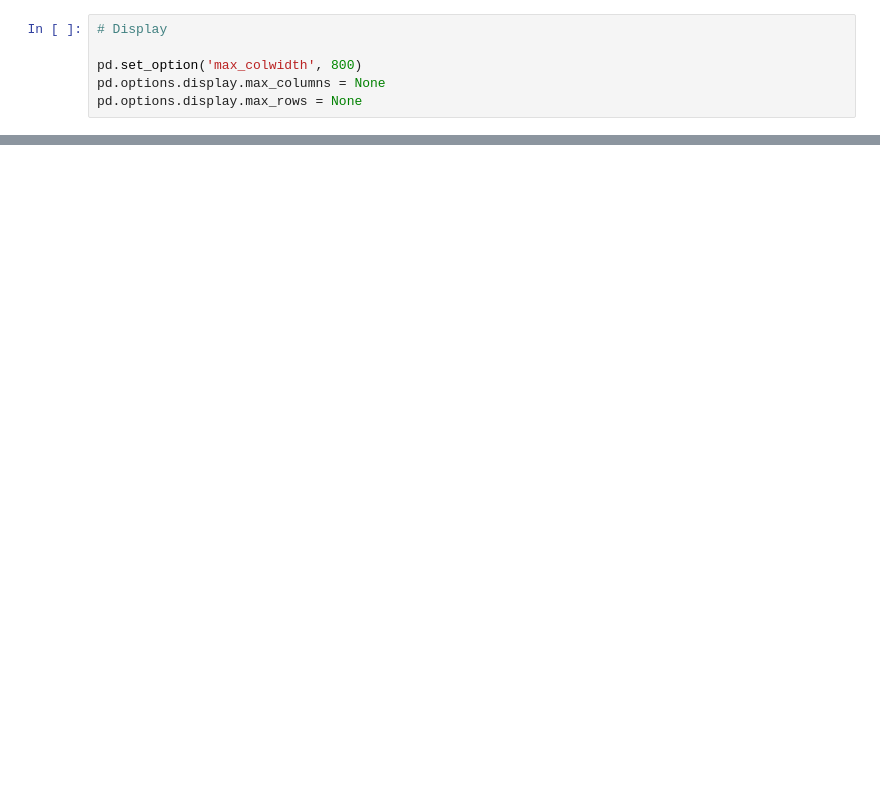
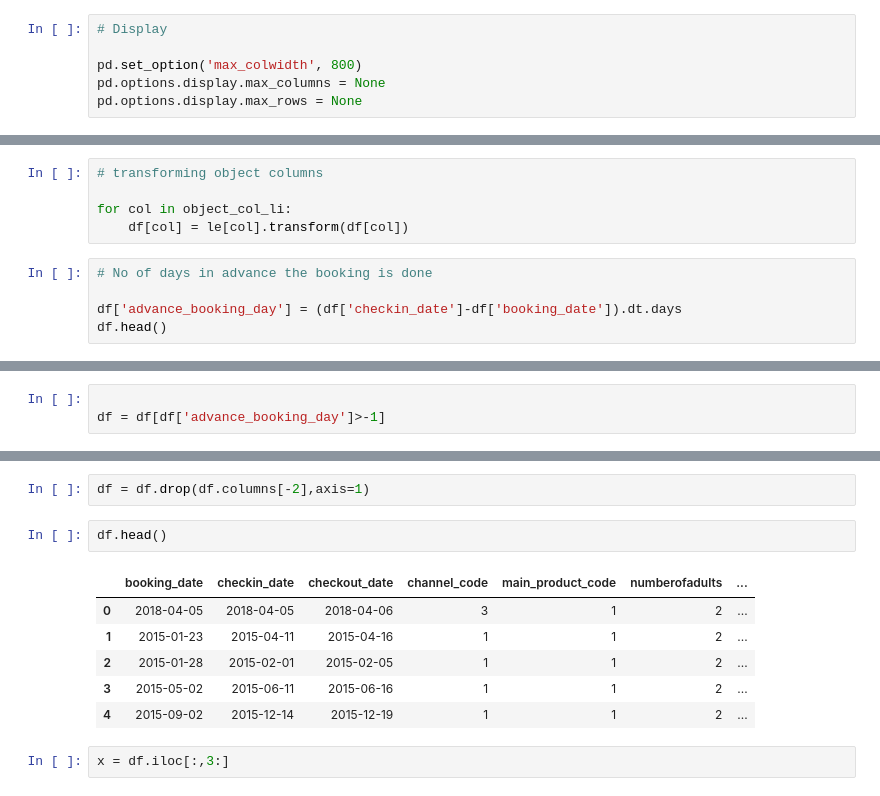
Before and after one commit to dirtScraper/AV_spend_pred_club_mahindra, a Jupyter notebook: Model.ipynb, the cells around one changed output, grey strips where cells are left out. Drawn from its saved outputs; the diff is of its cells as text; blank space fills up the shorter version.

```diff
--- a/Model.ipynb
+++ b/Model.ipynb
@@ -36,0 +130,10 @@ df = df.drop(['reservation_id','booking_data','checkin_date','checkout_date'])
+# %%
+# transforming object columns
+
+for col in object_col_li:
+    df[col] = le[col].transform(df[col])
+# %%
+# No of days in advance the booking is done
+
+df['advance_booking_day'] = (df['checkin_date']-df['booking_date']).dt.days
+df.head()
@@ -36,0 +149,3 @@ df = df.drop(['reservation_id','booking_data','checkin_date','checkout_date'])
+# %%
+
+df = df[df['advance_booking_day']>-1]
@@ -36,0 +165,13 @@ df = df.drop(['reservation_id','booking_data','checkin_date','checkout_date'])
+# %%
+df = df.drop(df.columns[-2],axis=1)
+# %%
+df.head()
+# %% [output]
+|  | booking_date | checkin_date | checkout_date | channel_code | main_product_code | numberofadults | ... |
+| 0 | 2018-04-05 | 2018-04-05 | 2018-04-06 | 3 | 1 | 2 | ... |
+| 1 | 2015-01-23 | 2015-04-11 | 2015-04-16 | 1 | 1 | 2 | ... |
+| 2 | 2015-01-28 | 2015-02-01 | 2015-02-05 | 1 | 1 | 2 | ... |
+| 3 | 2015-05-02 | 2015-06-11 | 2015-06-16 | 1 | 1 | 2 | ... |
+| 4 | 2015-09-02 | 2015-12-14 | 2015-12-19 | 1 | 1 | 2 | ... |
+# %%
+x = df.iloc[:,3:]
```
Also changed, not shown: parts of 100 cells of this notebook, 1 other file.
